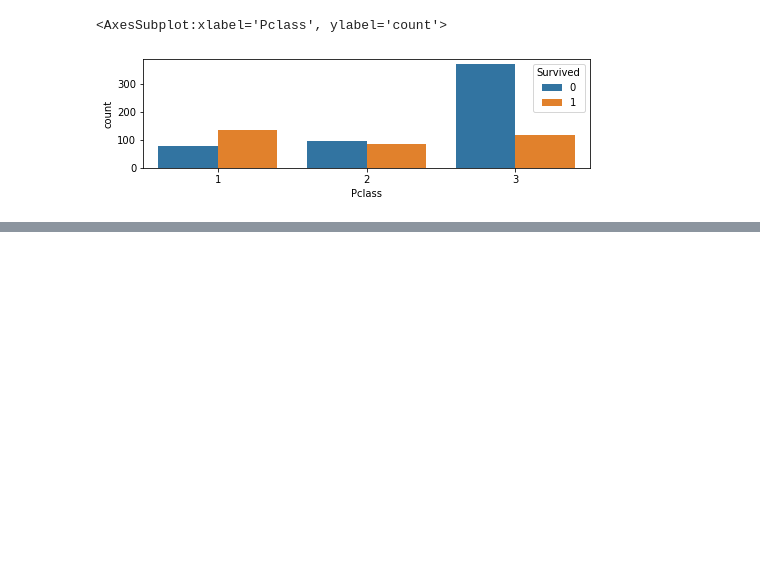
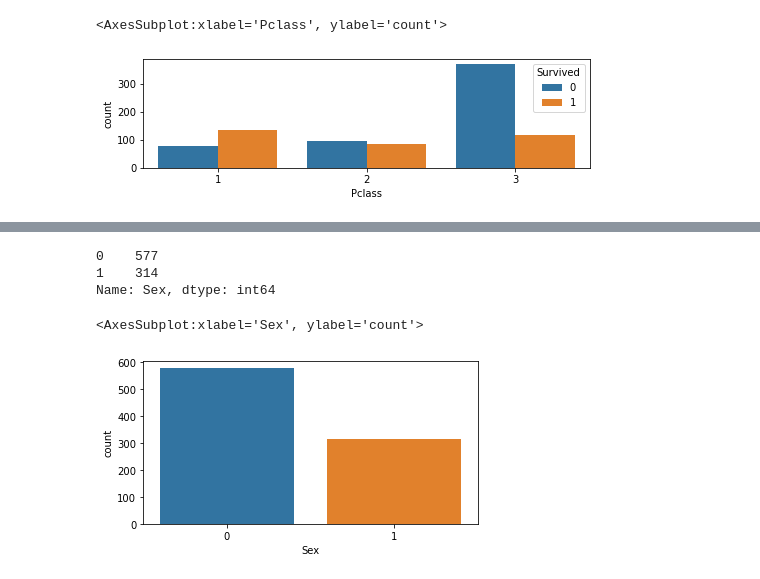
Before and after one commit to repositorio-gil-rocha/Titanic, a Jupyter notebook: Tratamento-de-dados.ipynb, the cells around one changed output, grey strips where cells are left out. Saved outputs shown, nothing was run; the diff lists cells and outputs as text; code cells hidden in the pictures; blank space fills up the shorter version.

```diff
--- a/Tratamento-de-dados.ipynb
+++ b/Tratamento-de-dados.ipynb
@@ -101,0 +122,15 @@ Name: SibSp, Length: 891, dtype: int64
+# %%
+# Alterando o Sexo para valores númericos
+df_treino['Sex'] = df_treino['Sex'].replace(['male','female'],[0, 1])
+
+df_treino['Sex'].value_counts()
+# %% [output]
+0    577
+1    314
+Name: Sex, dtype: int64
+# %%
+plt.figure(figsize=(6,3))
+sns.countplot(data=df_treino, x='Sex')
+# %% [output]
+<AxesSubplot:xlabel='Sex', ylabel='count'>
+[figure, added]
```
Also changed, not shown: parts of 3 cells of this notebook.
